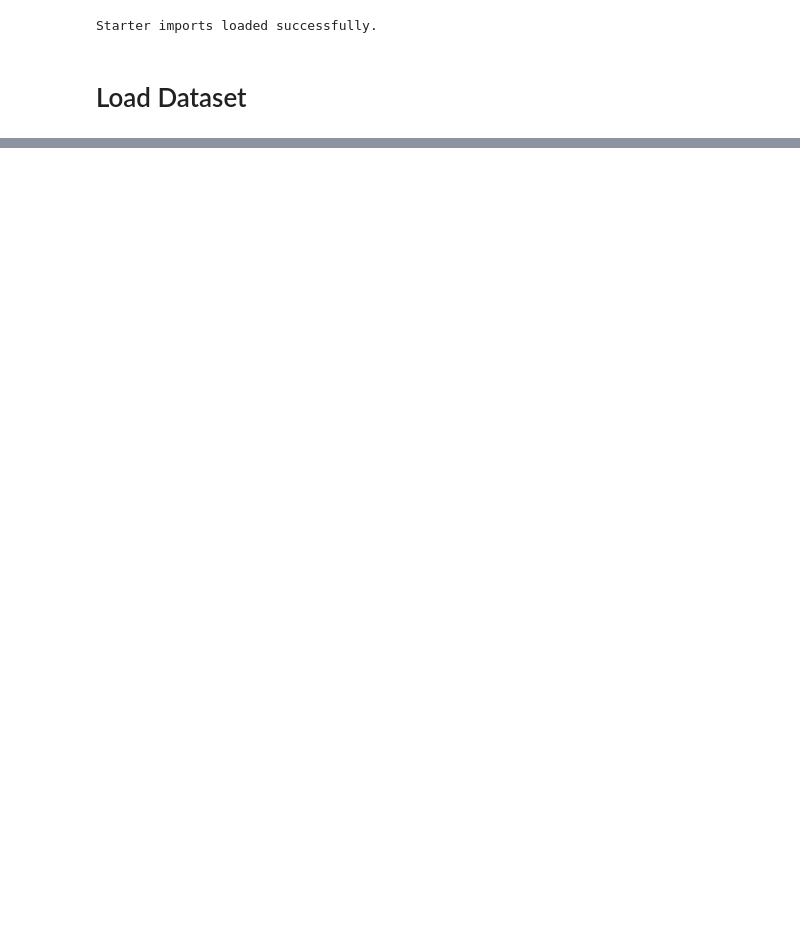
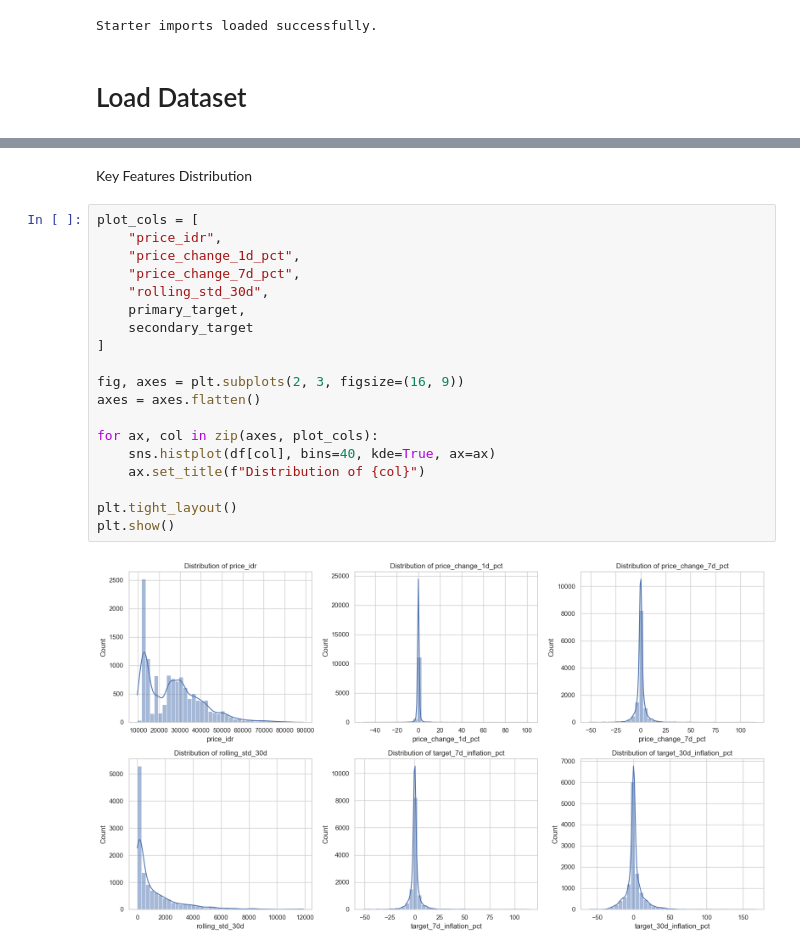
Before and after one commit to Cara-Notte/Mercatorie, a Jupyter notebook: notebooks/ml_notebook.ipynb, the cells around one changed output, grey strips where cells are left out. Cells and saved outputs as stored; diff of their text form; blank space fills up the shorter version.

```diff
--- a/notebooks/ml_notebook.ipynb
+++ b/notebooks/ml_notebook.ipynb
@@ -161,0 +227,23 @@ PSecondary target selected for modeling: target_30d_inflation_pct
+# %% [markdown]
+Key Features Distribution
+# %%
+plot_cols = [
+    "price_idr",
+    "price_change_1d_pct",
+    "price_change_7d_pct",
+    "rolling_std_30d",
+    primary_target,
+    secondary_target
+]
+
+fig, axes = plt.subplots(2, 3, figsize=(16, 9))
+axes = axes.flatten()
+
+for ax, col in zip(axes, plot_cols):
+    sns.histplot(df[col], bins=40, kde=True, ax=ax)
+    ax.set_title(f"Distribution of {col}")
+
+plt.tight_layout()
+plt.show()
+# %% [output]
+[figure, added]
```
Also changed, not shown: parts of 20 cells of this notebook.
